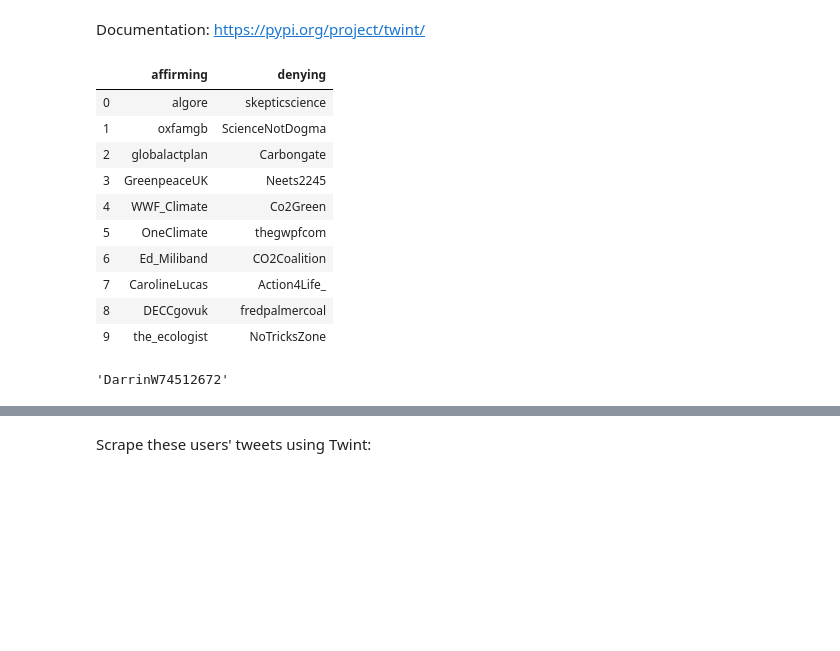
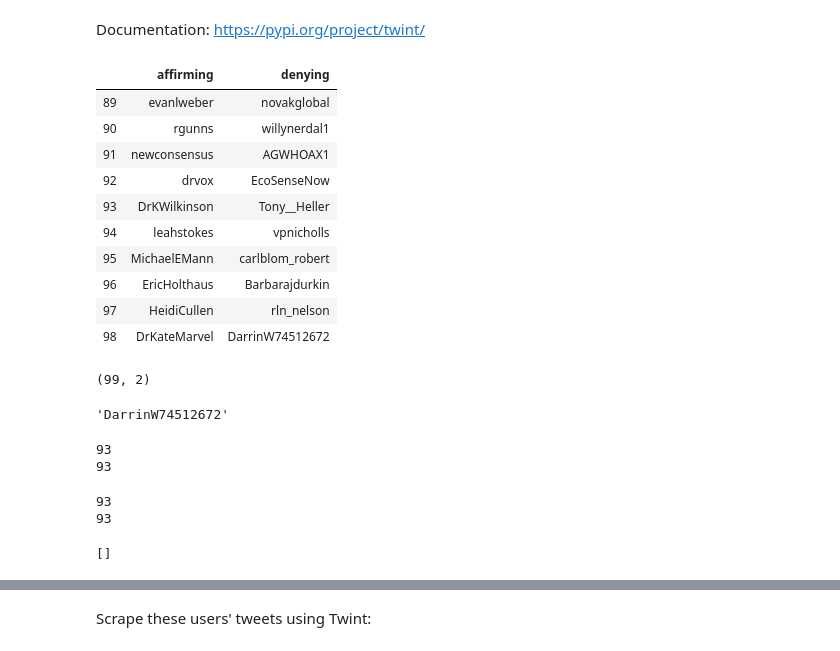
Before and after one commit to haroldw/cs229_reacclimate, a Jupyter notebook: tweet_classification/01_Twint_scrape.ipynb, the cells around one changed output, grey strips where cells are left out. Saved outputs shown, nothing was run; the diff lists cells and outputs as text; code cells hidden in the pictures; blank space fills up the shorter version.

```diff
--- a/tweet_classification/01_Twint_scrape.ipynb
+++ b/tweet_classification/01_Twint_scrape.ipynb
@@ -8,20 +8,40 @@ import csv
 # Read in 100 users per side
 influential_csv = pd.read_csv('influential_tweeters.csv')
 # %%
-influential_csv.head(10)
+influential_csv.tail(10)
 # %% [output]
 |  | affirming | denying |
-| 0 | algore | skepticscience |
-| 1 | oxfamgb | ScienceNotDogma |
-| 2 | globalactplan | Carbongate |
-| 3 | GreenpeaceUK | Neets2245 |
-| 4 | WWF_Climate | Co2Green |
-| 5 | OneClimate | thegwpfcom |
-| 6 | Ed_Miliband | CO2Coalition |
-| 7 | CarolineLucas | Action4Life_ |
-| 8 | DECCgovuk | fredpalmercoal |
-| 9 | the_ecologist | NoTricksZone |
+| 89 | evanlweber | novakglobal |
+| 90 | rgunns | willynerdal1 |
+| 91 | newconsensus | AGWHOAX1 |
+| 92 | drvox | EcoSenseNow |
+| 93 | DrKWilkinson | Tony__Heller |
+| 94 | leahstokes | vpnicholls |
+| 95 | MichaelEMann | carlblom_robert |
+| 96 | EricHolthaus | Barbarajdurkin |
+| 97 | HeidiCullen | rln_nelson |
+| 98 | DrKateMarvel | DarrinW74512672 |
+# %%
+influential_csv.shape
+# %% [output]
+(99, 2)
 # %%
 influential_csv['denying'].iloc[-1]
 # %% [output]
 'DarrinW74512672'
+# %%
+print(len(np.unique(influential_csv['denying'])))
+print(len(np.unique(influential_csv['affirming'])))
+# %% [output]
+93
+93
+# %%
+print(len(influential_csv['denying']))
+print(len(influential_csv['affirming']))
+# %% [output]
+93
+93
+# %%
+[x for x in Counter(influential_csv['denying']) if Counter(influential_csv['denying'])[x] > 1]
+# %% [output]
+[]
```
Also changed, not shown: parts of 21 cells of this notebook.
